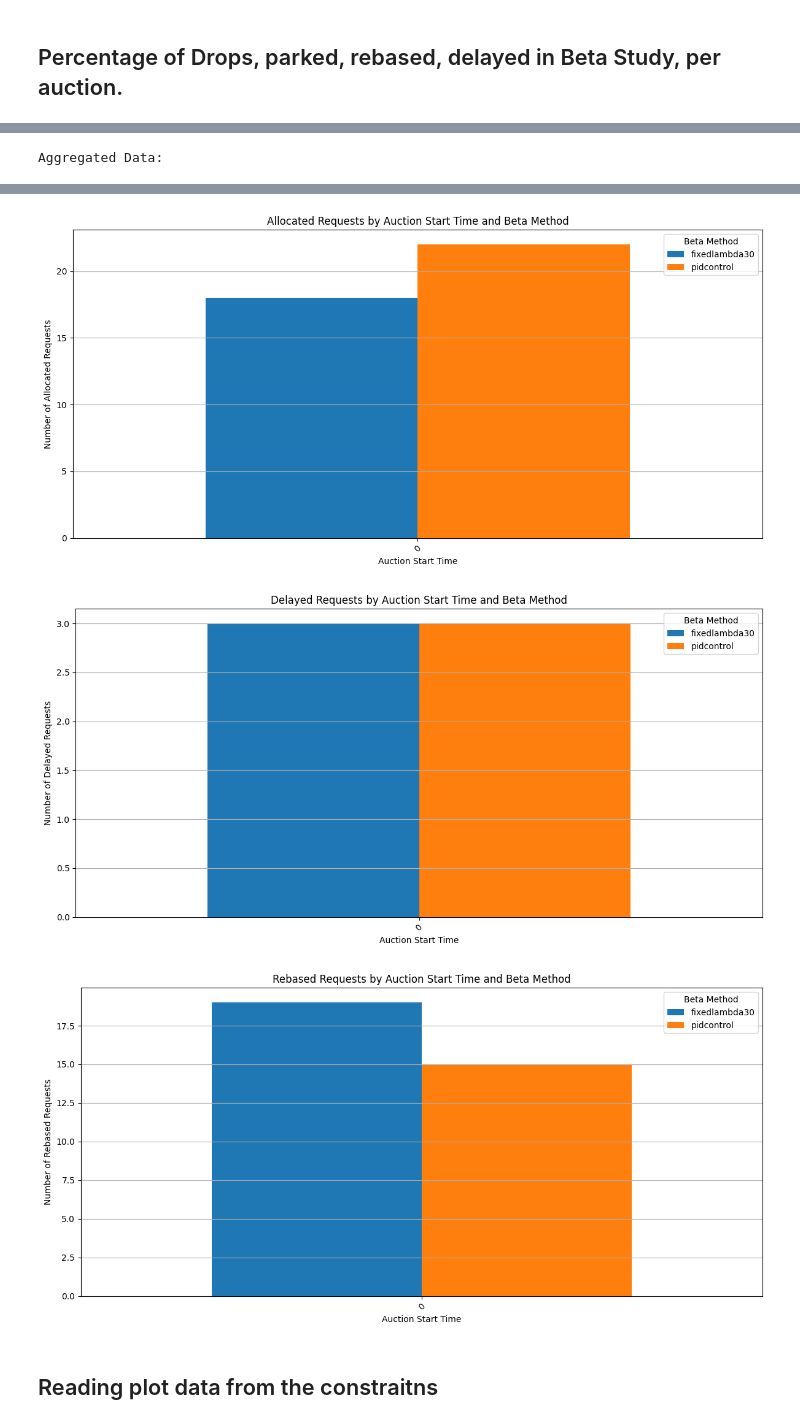
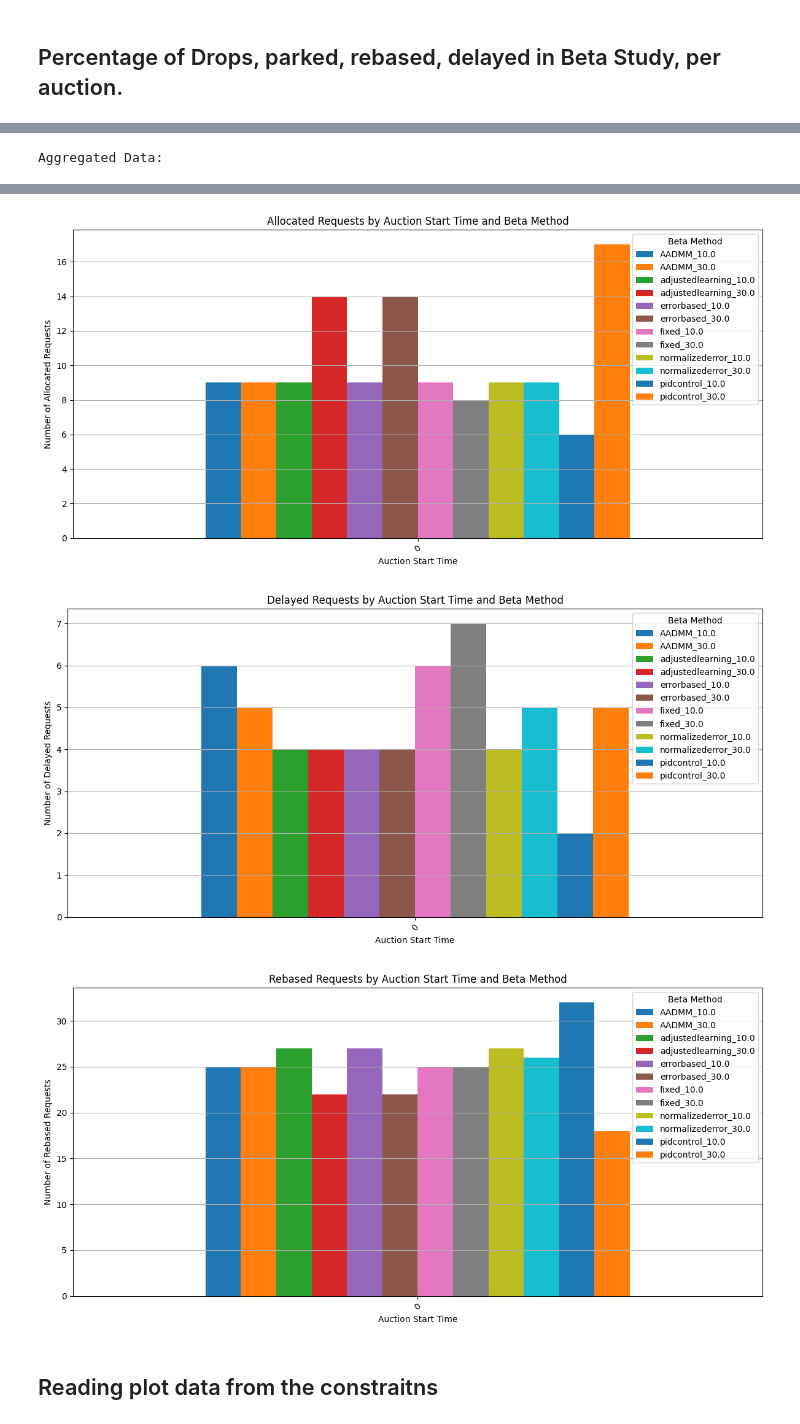
Before and after one commit to sastry-group/Mechanism-Design-for-AAM, a Jupyter notebook: ic/fisher/Fisher_data_reader.ipynb, the cells around one changed output, grey strips where cells are left out. Drawn from its saved outputs; the diff is of its cells as text; code cells hidden in the pictures.

```diff
--- a/ic/fisher/Fisher_data_reader.ipynb
+++ b/ic/fisher/Fisher_data_reader.ipynb
@@ -587,7 +587,7 @@ plt.savefig(f"{current_dir}/plots/capacity_study_percentDropped.png")
 # %%
 current_dir = os.getcwd()
 parent_folder = os.path.abspath(os.path.join(current_dir, ".."))
-new_folder_path = os.path.join(parent_folder, "results", "fixed_pt_error")
+new_folder_path = os.path.join(parent_folder, "results", "InnerLoop_10percent_clampAdjust")
 folder_list = [f.path for f in os.scandir(new_folder_path) if f.is_dir()]
 print(folder_list)
 # %% [output]
@@ -623,6 +623,9 @@ for folder in folder_list:
                 # Extract beta method from file name
                 match_beta = re.search(r"beta-method-([^\s_]+)", folder)
                 beta_method = match_beta.group(1) if match_beta else "Unknown"
+                freq_match = re.search(r"freq([^\s_]+)", folder)
+                freq_val = freq_match.group(1) if freq_match else "Unknown"
+                beta_method = f"{beta_method}_{freq_val}"
 
                 # Count status occurrences
                 if 'Status' in df_results.columns:
@@ -653,9 +656,9 @@ else:
     display(df_summary)
 
     # Filter out specific beta methods if needed
-    beta_method_to_avoid = "excessdemand"
-    df_filtered = df_summary[df_summary["Beta_Method"] != beta_method_to_avoid]
-
+    # beta_method_to_avoid = "excessdemand"
+    # df_filtered = df_summary[df_summary["Beta_Method"] != beta_method_to_avoid]
+    df_filtered = df_summary
     # -----------------------
     # Bar Plot: "Dropped" vs Auction Start Time
     # -----------------------
@@ -723,6 +736,6 @@ Aggregated Data:
-[figure, old version]
+[figure, new version]
-[figure, old version]
+[figure, new version]
-[figure, old version]
+[figure, new version]
 # %% [markdown]
 ## Reading plot data from the constraitns
 # %%
```
Also changed, not shown: parts of 5 cells of this notebook, 6 other files.
